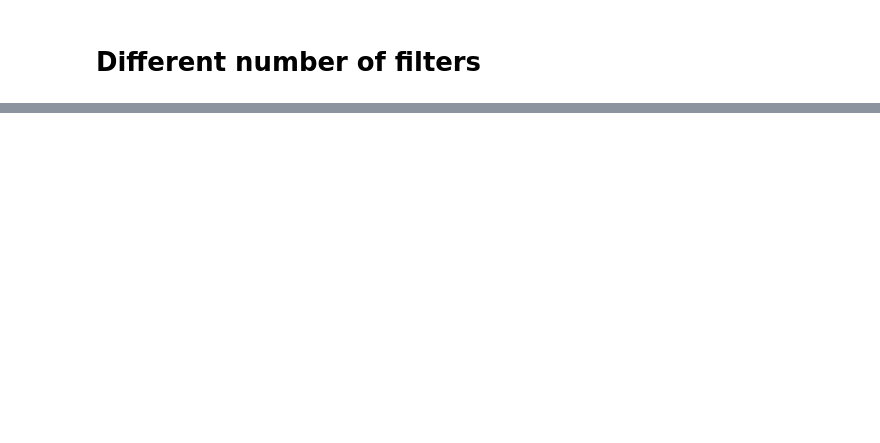
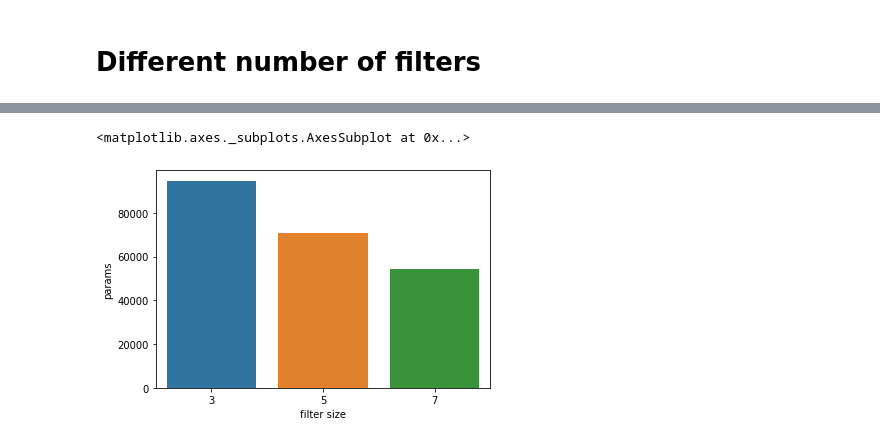
Before and after one commit to manavgakhar/DL-Labs, a Jupyter notebook: DL_Lab6.ipynb, the cells around one changed output, grey strips where cells are left out. Cells and saved outputs as stored; diff of their text form; code cells hidden in the pictures; blank space fills up the shorter version.

```diff
--- a/DL_Lab6.ipynb
+++ b/DL_Lab6.ipynb
@@ -95,0 +239,7 @@ KeyboardInterrupt:
+# %%
+plt.xlabel('filter size')
+plt.ylabel('params')
+sns.barplot(filt,params3)
+# %% [output]
+<matplotlib.axes._subplots.AxesSubplot at 0x...>
+[figure, added]
```
Also changed, not shown: parts of 39 cells of this notebook.
